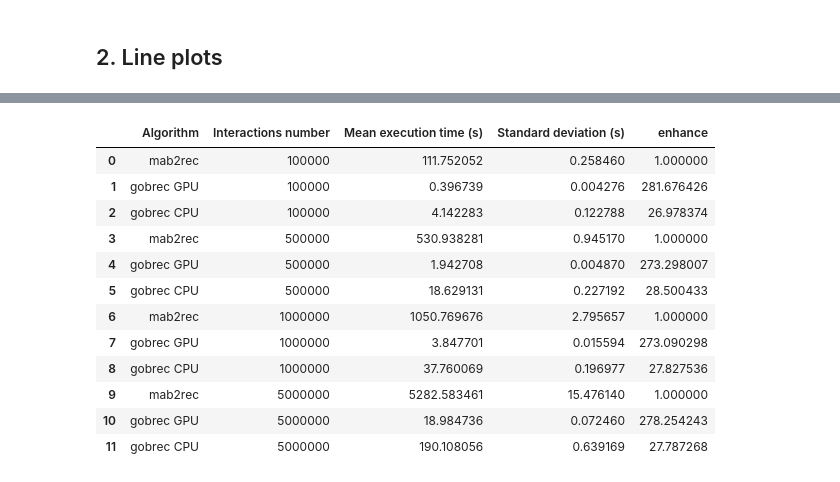
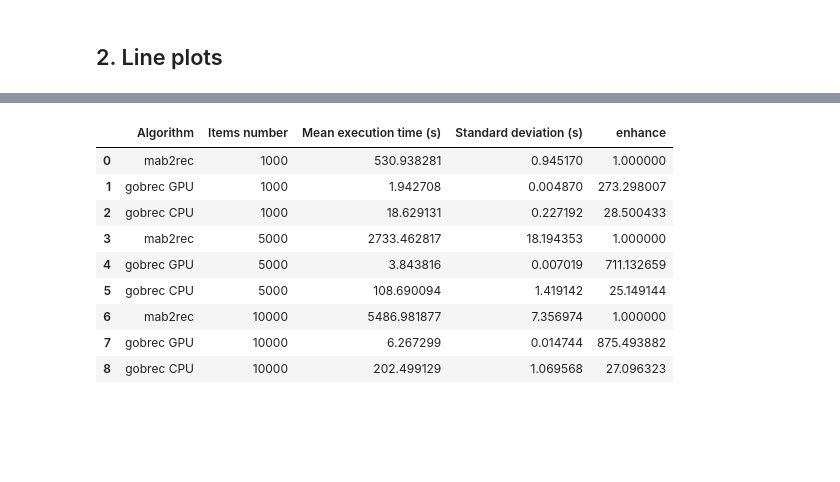
Before and after one commit to UFSCar-LaSID/gobrec, a Jupyter notebook: experiments/generate_metrics.ipynb, the cells around one changed output, grey strips where cells are left out. Saved outputs shown, nothing was run; the diff lists cells and outputs as text; code cells hidden in the pictures; blank space fills up the shorter version.

```diff
--- a/experiments/generate_metrics.ipynb
+++ b/experiments/generate_metrics.ipynb
@@ -12,7 +12,9 @@ num_interactions_dict = {
 
 num_items_dict = {
     1_000: '1k',
+    5_000: '5k',
     10_000: '10k',
+    50_000: '50k',
     100_000: '100k'
 }
 # %%
@@ -625,19 +672,19 @@ for exp_type in exp_types:
     for num_items_num, num_items_str in num_items_dict.items():
         if num_items_num in num_items:
             with open(os.path.join(PLOTS_AND_TABLES_SAVE_PATH, '2_1-interactions_line_plots', exp_type, f'{num_items_str}_jpg.tex'), 'w') as f:
-                f.write(generate_latex_figure_line_plot_jpg(exp_type, num_items_num, num_items_str, log_x=False, log_y=False))
+                f.write(generate_latex_figure_line_plot_jpg_interactions(exp_type, num_items_num, num_items_str, log_x=False, log_y=False))
             with open(os.path.join(PLOTS_AND_TABLES_SAVE_PATH, '2_1-interactions_line_plots', exp_type, f'{num_items_str}_logx_jpg.tex'), 'w') as f:
-                f.write(generate_latex_figure_line_plot_jpg(exp_type, num_items_num, num_items_str, log_x=True, log_y=False))
+                f.write(generate_latex_figure_line_plot_jpg_interactions(exp_type, num_items_num, num_items_str, log_x=True, log_y=False))
             with open(os.path.join(PLOTS_AND_TABLES_SAVE_PATH, '2_1-interactions_line_plots', exp_type, f'{num_items_str}_svg.tex'), 'w') as f:
-                f.write(generate_latex_figure_line_plot_svg(exp_type, num_items_num, num_items_str, log_x=False, log_y=False))
+                f.write(generate_latex_figure_line_plot_svg_interactions(exp_type, num_items_num, num_items_str, log_x=False, log_y=False))
             with open(os.path.join(PLOTS_AND_TABLES_SAVE_PATH, '2_1-interactions_line_plots', exp_type, f'{num_items_str}_logx_svg.tex'), 'w') as f:
-                f.write(generate_latex_figure_line_plot_svg(exp_type, num_items_num, num_items_str, log_x=True, log_y=False))
+                f.write(generate_latex_figure_line_plot_svg_interactions(exp_type, num_items_num, num_items_str, log_x=True, log_y=False))
 
             with open(os.path.join(PLOTS_AND_TABLES_SAVE_PATH, '2_1-interactions_line_plots', exp_type, f'{num_items_str}_logy_jpg.tex'), 'w') as f:
-                f.write(generate_latex_figure_line_plot_jpg(exp_type, num_items_num, num_items_str, log_x=False, log_y=True))
+                f.write(generate_latex_figure_line_plot_jpg_interactions(exp_type, num_items_num, num_items_str, log_x=False, log_y=True))
             with open(os.path.join(PLOTS_AND_TABLES_SAVE_PATH, '2_1-interactions_line_plots', exp_type, f'{num_items_str}_logx_logy_jpg.tex'), 'w') as f:
-                f.write(generate_latex_figure_line_plot_jpg(exp_type, num_items_num, num_items_str, log_x=True, log_y=True))
+                f.write(generate_latex_figure_line_plot_jpg_interactions(exp_type, num_items_num, num_items_str, log_x=True, log_y=True))
             with open(os.path.join(PLOTS_AND_TABLES_SAVE_PATH, '2_1-interactions_line_plots', exp_type, f'{num_items_str}_logy_svg.tex'), 'w') as f:
-                f.write(generate_latex_figure_line_plot_svg(exp_type, num_items_num, num_items_str, log_x=False, log_y=True))
+                f.write(generate_latex_figure_line_plot_svg_interactions(exp_type, num_items_num, num_items_str, log_x=False, log_y=True))
             with open(os.path.join(PLOTS_AND_TABLES_SAVE_PATH, '2_1-interactions_line_plots', exp_type, f'{num_items_str}_logx_logy_svg.tex'), 'w') as f:
-                f.write(generate_latex_figure_line_plot_svg(exp_type, num_items_num, num_items_str, log_x=True, log_y=True))
+                f.write(generate_latex_figure_line_plot_svg_interactions(exp_type, num_items_num, num_items_str, log_x=True, log_y=True))
@@ -660,23 +792,20 @@ df
 # %%
 df['enhance'] = (
-    df.groupby("Interactions number")
+    df.groupby("Items number")
       .apply(lambda g: g.loc[g["Algorithm"] == "mab2rec", "Mean execution time (s)"].iloc[0])
-      .reindex(df["Interactions number"]).values
+      .reindex(df["Items number"]).values
     /
     df["Mean execution time (s)"]
 )
 df
 # %% [output]
-|  | Algorithm | Interactions number | Mean execution time (s) | Standard deviation (s) | enhance |
-| 0 | mab2rec | 100000 | 111.752052 | 0.258460 | 1.000000 |
-| 1 | gobrec GPU | 100000 | 0.396739 | 0.004276 | 281.676426 |
-| 2 | gobrec CPU | 100000 | 4.142283 | 0.122788 | 26.978374 |
-| 3 | mab2rec | 500000 | 530.938281 | 0.945170 | 1.000000 |
-| 4 | gobrec GPU | 500000 | 1.942708 | 0.004870 | 273.298007 |
-| 5 | gobrec CPU | 500000 | 18.629131 | 0.227192 | 28.500433 |
-| 6 | mab2rec | 1000000 | 1050.769676 | 2.795657 | 1.000000 |
-| 7 | gobrec GPU | 1000000 | 3.847701 | 0.015594 | 273.090298 |
-| 8 | gobrec CPU | 1000000 | 37.760069 | 0.196977 | 27.827536 |
-| 9 | mab2rec | 5000000 | 5282.583461 | 15.476140 | 1.000000 |
-| 10 | gobrec GPU | 5000000 | 18.984736 | 0.072460 | 278.254243 |
-| 11 | gobrec CPU | 5000000 | 190.108056 | 0.639169 | 27.787268 |
+|  | Algorithm | Items number | Mean execution time (s) | Standard deviation (s) | enhance |
+| 0 | mab2rec | 1000 | 530.938281 | 0.945170 | 1.000000 |
+| 1 | gobrec GPU | 1000 | 1.942708 | 0.004870 | 273.298007 |
+| 2 | gobrec CPU | 1000 | 18.629131 | 0.227192 | 28.500433 |
+| 3 | mab2rec | 5000 | 2733.462817 | 18.194353 | 1.000000 |
+| 4 | gobrec GPU | 5000 | 3.843816 | 0.007019 | 711.132659 |
+| 5 | gobrec CPU | 5000 | 108.690094 | 1.419142 | 25.149144 |
+| 6 | mab2rec | 10000 | 5486.981877 | 7.356974 | 1.000000 |
+| 7 | gobrec GPU | 10000 | 6.267299 | 0.014744 | 875.493882 |
+| 8 | gobrec CPU | 10000 | 202.499129 | 1.069568 | 27.096323 |
```
Also changed, not shown: parts of 3 cells of this notebook.
